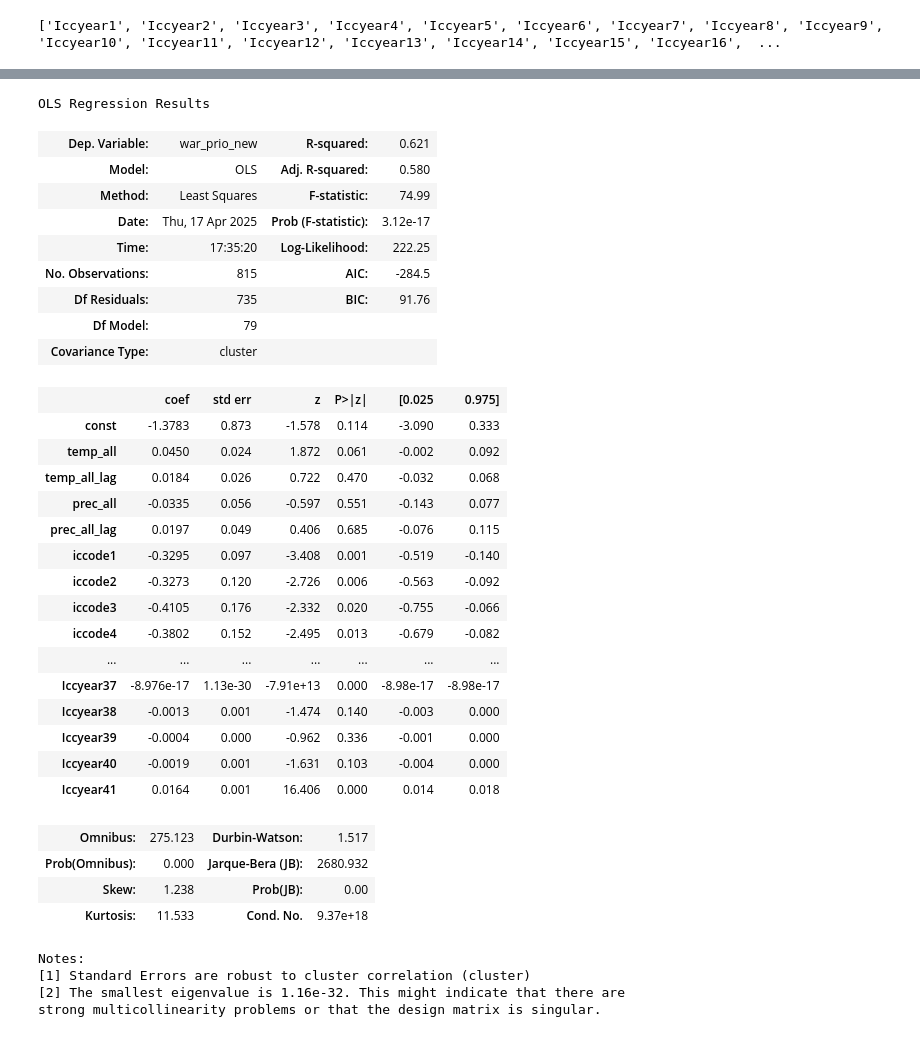
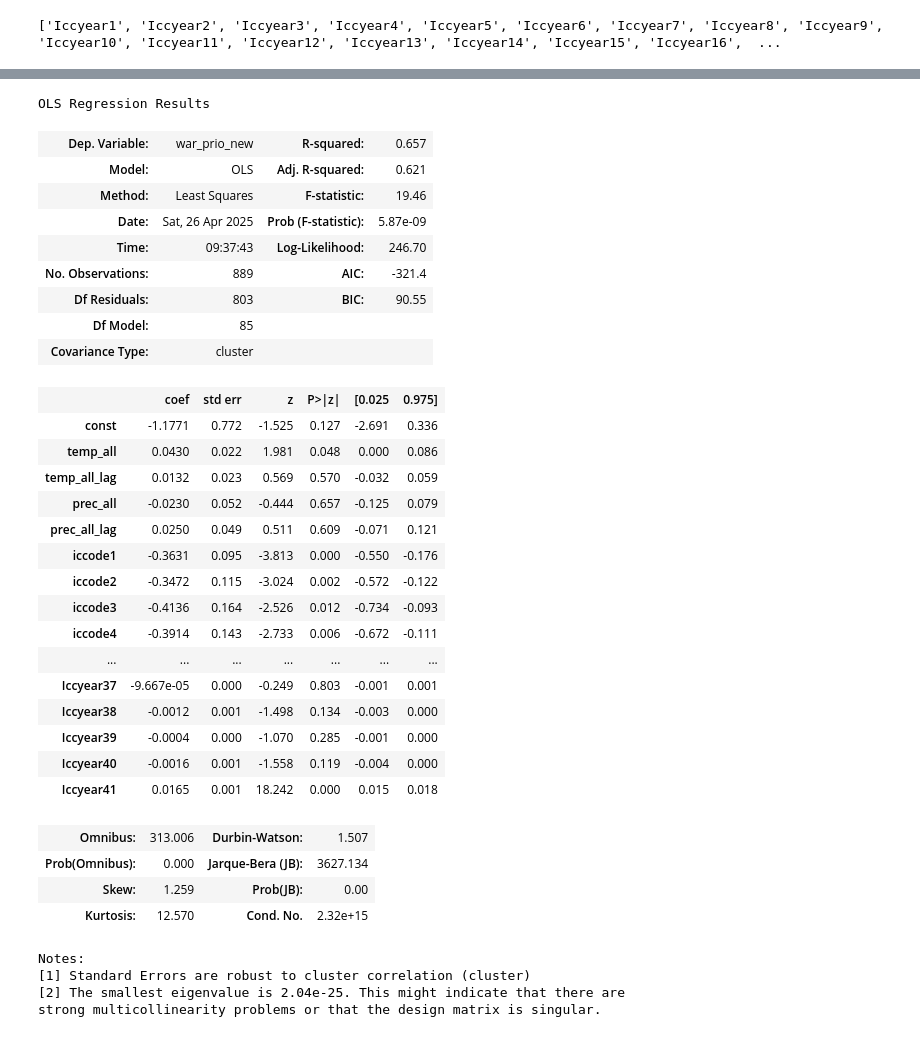
Before and after one commit to DavJHKim/Econ-148-Project-3, a Jupyter notebook: Table1.ipynb, the cells around one changed output, grey strips where cells are left out. Drawn from its saved outputs; the diff is of its cells as text; code cells hidden in the pictures.

```diff
--- a/Table1.ipynb
+++ b/Table1.ipynb
@@ -48,6 +54,3 @@ climate_conflict_table1 = climate_conflict[
     ["country"]+["year_actual"]+["war_prio_new"]+["temp_all"]+["temp_all_lag"]+
     ["prec_all"]+["prec_all_lag"]+["gdp_l"]+["polity2_lag"]+["year"]+["ccode"]+icc_columns+icc_year_columns
 ]
-#Drop missing values
-climate_conflict_table1 = climate_conflict_table1.dropna()
-climate_conflict_table1.head()
@@ -63,14 +58,18 @@ climate_conflict_table1.head()
 #Define lists for the fixed effects variables in the table 1 regressions
 icc_columns_mo = [col for col in climate_conflict_table1.columns if col.startswith("iccode")]
 icc_year_columns_mo = [col for col in climate_conflict_table1.columns if col.startswith("Iccyear")]
+# %%
+climate_conflict_model1 = climate_conflict_table1.dropna(subset=["temp_all","temp_all_lag"])
+climate_conflict_model2 = climate_conflict_table1.dropna(subset=["temp_all","temp_all_lag","prec_all","prec_all_lag"])
+climate_conflict_model3 = climate_conflict_table1.dropna(subset=["temp_all","temp_all_lag","prec_all","prec_all_lag","gdp_l","polity2_lag","year"])
 # %%
 #Pick variables for model 1
-X = climate_conflict_table1[["temp_all"]+["temp_all_lag"]+icc_columns_mo+icc_year_columns_mo]
-y = climate_conflict_table1["war_prio_new"]
+X = climate_conflict_model1[["temp_all"]+["temp_all_lag"]+icc_columns_mo+icc_year_columns_mo]
+y = climate_conflict_model1["war_prio_new"]
 #Add constant
 X = sm.add_constant(X)
 #Create model 1 regression
-model1 = sm.OLS(y,X).fit(cov_type='cluster', cov_kwds={'groups': climate_conflict_table1['ccode']})
+model1 = sm.OLS(y,X).fit(cov_type='cluster', cov_kwds={'groups': climate_conflict_model1['ccode']})
 #Summary
 model1.summary()
 # %% [output]
@@ -110,48 +109,48 @@ Notes:
 strong multicollinearity problems or that the design matrix is singular.
 # %%
 #Pick variables for model 2
-X = climate_conflict_table1[["temp_all"]+["temp_all_lag"]+["prec_all"]+["prec_all_lag"]+icc_columns_mo+icc_year_columns_mo]
-y = climate_conflict_table1["war_prio_new"]
+X = climate_conflict_model2[["temp_all"]+["temp_all_lag"]+["prec_all"]+["prec_all_lag"]+icc_columns_mo+icc_year_columns_mo]
+y = climate_conflict_model2["war_prio_new"]
 #Add constant
 X = sm.add_constant(X)
 #Create model 2 regression
-model2 = sm.OLS(y,X).fit(cov_type='cluster', cov_kwds={'groups': climate_conflict_table1['ccode']})
+model2 = sm.OLS(y,X).fit(cov_type='cluster', cov_kwds={'groups': climate_conflict_model2['ccode']})
 #Summary
 model2.summary()
 # %% [output]
 OLS Regression Results
-| Dep. Variable: | war_prio_new | R-squared: | 0.621 |
-| Model: | OLS | Adj. R-squared: | 0.580 |
-| Method: | Least Squares | F-statistic: | 74.99 |
-| Date: | Thu, 17 Apr 2025 | Prob (F-statistic): | 3.12e-17 |
-| Time: | 17:35:20 | Log-Likelihood: | 222.25 |
-| No. Observations: | 815 | AIC: | -284.5 |
-| Df Residuals: | 735 | BIC: | 91.76 |
-| Df Model: | 79 |  |  |
+| Dep. Variable: | war_prio_new | R-squared: | 0.657 |
+| Model: | OLS | Adj. R-squared: | 0.621 |
+| Method: | Least Squares | F-statistic: | 19.46 |
+| Date: | Sat, 26 Apr 2025 | Prob (F-statistic): | 5.87e-09 |
+| Time: | 09:37:43 | Log-Likelihood: | 246.70 |
+| No. Observations: | 889 | AIC: | -321.4 |
+| Df Residuals: | 803 | BIC: | 90.55 |
+| Df Model: | 85 |  |  |
 | Covariance Type: | cluster |  |  |
 |  | coef | std err | z | P>|z| | [0.025 | 0.975] |
-| const | -1.3783 | 0.873 | -1.578 | 0.114 | -3.090 | 0.333 |
-| temp_all | 0.0450 | 0.024 | 1.872 | 0.061 | -0.002 | 0.092 |
-| temp_all_lag | 0.0184 | 0.026 | 0.722 | 0.470 | -0.032 | 0.068 |
-| prec_all | -0.0335 | 0.056 | -0.597 | 0.551 | -0.143 | 0.077 |
-| prec_all_lag | 0.0197 | 0.049 | 0.406 | 0.685 | -0.076 | 0.115 |
-| iccode1 | -0.3295 | 0.097 | -3.408 | 0.001 | -0.519 | -0.140 |
-| iccode2 | -0.3273 | 0.120 | -2.726 | 0.006 | -0.563 | -0.092 |
-| iccode3 | -0.4105 | 0.176 | -2.332 | 0.020 | -0.755 | -0.066 |
-| iccode4 | -0.3802 | 0.152 | -2.495 | 0.013 | -0.679 | -0.082 |
+| const | -1.1771 | 0.772 | -1.525 | 0.127 | -2.691 | 0.336 |
+| temp_all | 0.0430 | 0.022 | 1.981 | 0.048 | 0.000 | 0.086 |
+| temp_all_lag | 0.0132 | 0.023 | 0.569 | 0.570 | -0.032 | 0.059 |
+| prec_all | -0.0230 | 0.052 | -0.444 | 0.657 | -0.125 | 0.079 |
+| prec_all_lag | 0.0250 | 0.049 | 0.511 | 0.609 | -0.071 | 0.121 |
+| iccode1 | -0.3631 | 0.095 | -3.813 | 0.000 | -0.550 | -0.176 |
+| iccode2 | -0.3472 | 0.115 | -3.024 | 0.002 | -0.572 | -0.122 |
+| iccode3 | -0.4136 | 0.164 | -2.526 | 0.012 | -0.734 | -0.093 |
+| iccode4 | -0.3914 | 0.143 | -2.733 | 0.006 | -0.672 | -0.111 |
 | ... | ... | ... | ... | ... | ... | ... |
-| Iccyear37 | -8.976e-17 | 1.13e-30 | -7.91e+13 | 0.000 | -8.98e-17 | -8.98e-17 |
-| Iccyear38 | -0.0013 | 0.001 | -1.474 | 0.140 | -0.003 | 0.000 |
-| Iccyear39 | -0.0004 | 0.000 | -0.962 | 0.336 | -0.001 | 0.000 |
-| Iccyear40 | -0.0019 | 0.001 | -1.631 | 0.103 | -0.004 | 0.000 |
-| Iccyear41 | 0.0164 | 0.001 | 16.406 | 0.000 | 0.014 | 0.018 |
+| Iccyear37 | -9.667e-05 | 0.000 | -0.249 | 0.803 | -0.001 | 0.001 |
+| Iccyear38 | -0.0012 | 0.001 | -1.498 | 0.134 | -0.003 | 0.000 |
+| Iccyear39 | -0.0004 | 0.000 | -1.070 | 0.285 | -0.001 | 0.000 |
+| Iccyear40 | -0.0016 | 0.001 | -1.558 | 0.119 | -0.004 | 0.000 |
+| Iccyear41 | 0.0165 | 0.001 | 18.242 | 0.000 | 0.015 | 0.018 |
-| Omnibus: | 275.123 | Durbin-Watson: | 1.517 |
-| Prob(Omnibus): | 0.000 | Jarque-Bera (JB): | 2680.932 |
-| Skew: | 1.238 | Prob(JB): | 0.00 |
-| Kurtosis: | 11.533 | Cond. No. | 9.37e+18 |
+| Omnibus: | 313.006 | Durbin-Watson: | 1.507 |
+| Prob(Omnibus): | 0.000 | Jarque-Bera (JB): | 3627.134 |
+| Skew: | 1.259 | Prob(JB): | 0.00 |
+| Kurtosis: | 12.570 | Cond. No. | 2.32e+15 |
 Notes:
 [1] Standard Errors are robust to cluster correlation (cluster)
-[2] The smallest eigenvalue is 1.16e-32. This might indicate that there are
+[2] The smallest eigenvalue is 2.04e-25. This might indicate that there are
 strong multicollinearity problems or that the design matrix is singular.
 # %%
 #Pick variables for model 3
```
Also changed, not shown: parts of 4 cells of this notebook.
